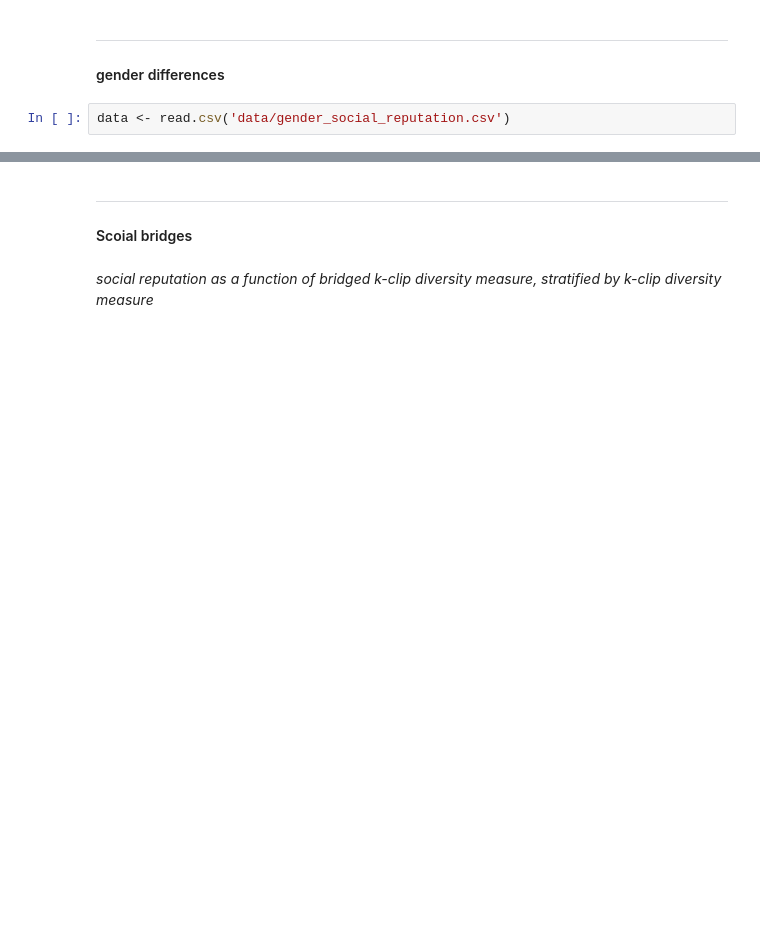
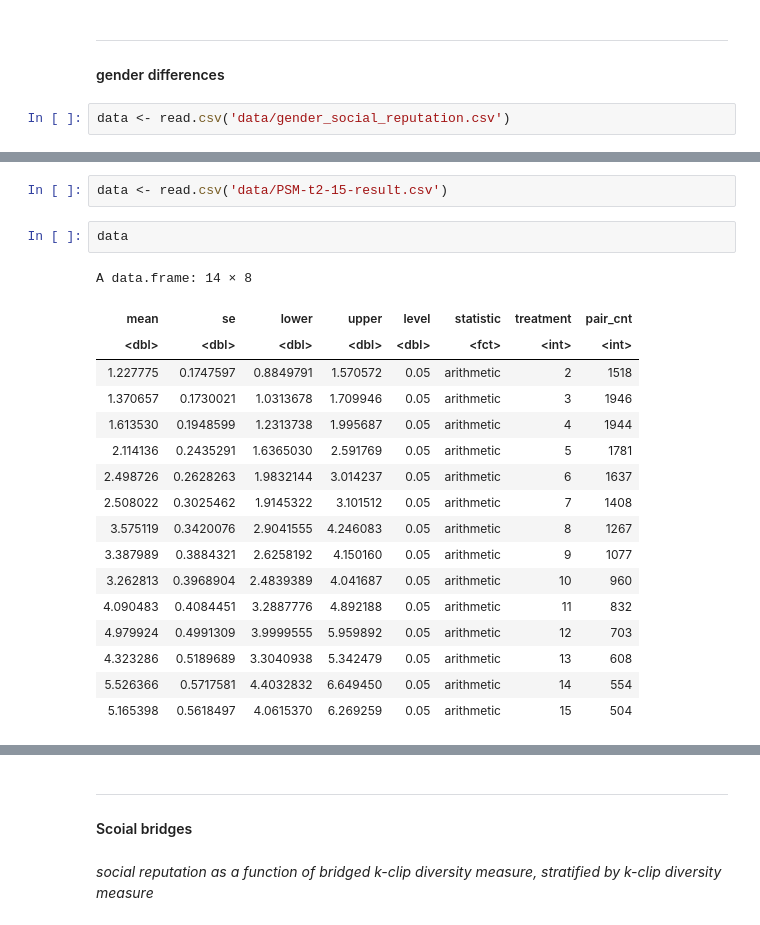
Before and after one commit to yflyzhang/structural_diversity, a Jupyter notebook: figs.ipynb, the cells around one changed output, grey strips where cells are left out. Cells and saved outputs as stored; diff of their text form; blank space fills up the shorter version.

```diff
--- a/figs.ipynb
+++ b/figs.ipynb
@@ -623,0 +589,22 @@ data %>%
+# %%
+data <- read.csv('data/PSM-t2-15-result.csv')
+# %%
+data
+# %% [output]
+A data.frame: 14 × 8
+| mean | se | lower | upper | level | statistic | treatment | pair_cnt |
+| <dbl> | <dbl> | <dbl> | <dbl> | <dbl> | <fct> | <int> | <int> |
+| 1.227775 | 0.1747597 | 0.8849791 | 1.570572 | 0.05 | arithmetic | 2 | 1518 |
+| 1.370657 | 0.1730021 | 1.0313678 | 1.709946 | 0.05 | arithmetic | 3 | 1946 |
+| 1.613530 | 0.1948599 | 1.2313738 | 1.995687 | 0.05 | arithmetic | 4 | 1944 |
+| 2.114136 | 0.2435291 | 1.6365030 | 2.591769 | 0.05 | arithmetic | 5 | 1781 |
+| 2.498726 | 0.2628263 | 1.9832144 | 3.014237 | 0.05 | arithmetic | 6 | 1637 |
+| 2.508022 | 0.3025462 | 1.9145322 | 3.101512 | 0.05 | arithmetic | 7 | 1408 |
+| 3.575119 | 0.3420076 | 2.9041555 | 4.246083 | 0.05 | arithmetic | 8 | 1267 |
+| 3.387989 | 0.3884321 | 2.6258192 | 4.150160 | 0.05 | arithmetic | 9 | 1077 |
+| 3.262813 | 0.3968904 | 2.4839389 | 4.041687 | 0.05 | arithmetic | 10 | 960 |
+| 4.090483 | 0.4084451 | 3.2887776 | 4.892188 | 0.05 | arithmetic | 11 | 832 |
+| 4.979924 | 0.4991309 | 3.9999555 | 5.959892 | 0.05 | arithmetic | 12 | 703 |
+| 4.323286 | 0.5189689 | 3.3040938 | 5.342479 | 0.05 | arithmetic | 13 | 608 |
+| 5.526366 | 0.5717581 | 4.4032832 | 6.649450 | 0.05 | arithmetic | 14 | 554 |
+| 5.165398 | 0.5618497 | 4.0615370 | 6.269259 | 0.05 | arithmetic | 15 | 504 |
```
Also changed, not shown: parts of 28 cells of this notebook.
